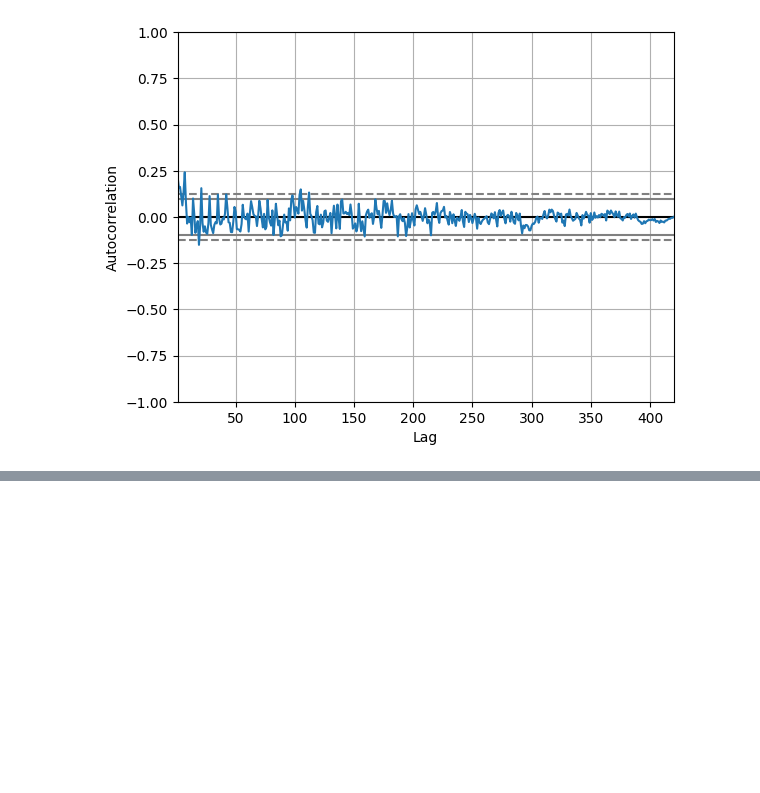
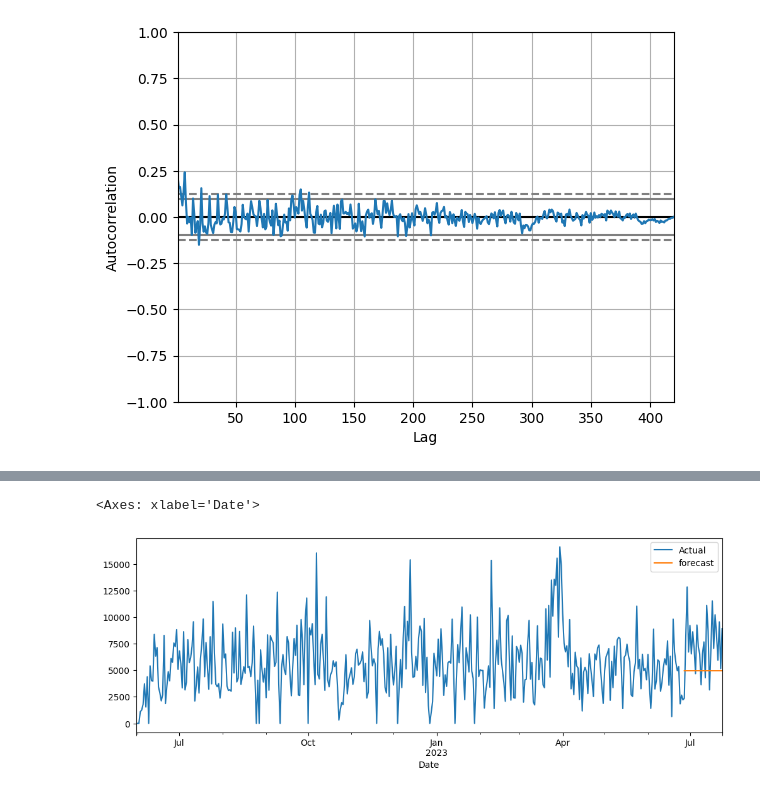
Before and after one commit to Genesis801/Time_Series_Forecasting, a Jupyter notebook: notebooks/work.ipynb, the cells around one changed output, grey strips where cells are left out. Cells and saved outputs as stored; diff of their text form; code cells hidden in the pictures; blank space fills up the shorter version.

```diff
--- a/notebooks/work.ipynb
+++ b/notebooks/work.ipynb
@@ -184,0 +233,3 @@ plt.show()
+# %%
+train_df = df.loc['2022-05-31':'2023-06-24']
+train_df
@@ -184,0 +280,3 @@ plt.show()
+# %%
+model=sm.tsa.arima.ARIMA(train_df['Actual'],order=(1,1,1))
+model_fit=model.fit()
@@ -184,0 +304,6 @@ plt.show()
+# %%
+df['forecast']=model_fit.predict(start=392,end=421,dynamic=True)
+df[['Actual','forecast']].plot(figsize=(12,4))
+# %% [output]
+<Axes: xlabel='Date'>
+[figure, added]
```
Also changed, not shown: parts of 13 cells of this notebook.
